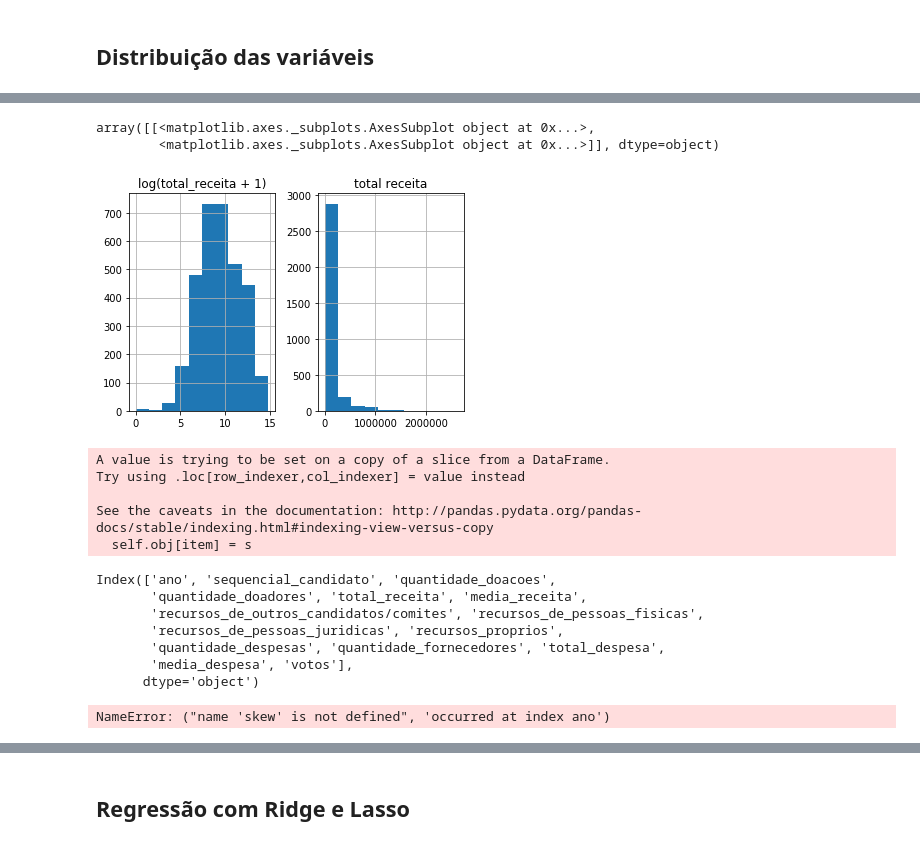
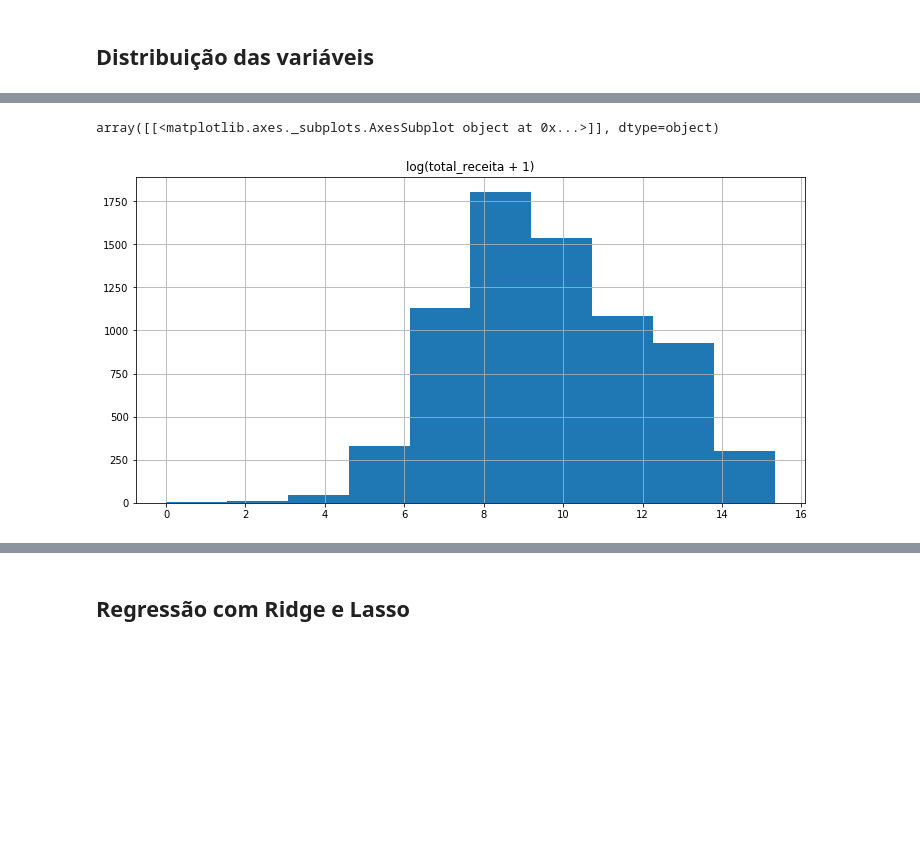
Before and after one commit to Lorenaps/aprendizagem-maquina, a Jupyter notebook: previsao_votacao_deputados/previsao_votacao_deputados.ipynb, the cells around one changed output, grey strips where cells are left out. Saved outputs shown, nothing was run; the diff lists cells and outputs as text; code cells hidden in the pictures; blank space fills up the shorter version.

```diff
--- a/previsao_votacao_deputados/previsao_votacao_deputados.ipynb
+++ b/previsao_votacao_deputados/previsao_votacao_deputados.ipynb
@@ -70,0 +97,5 @@ array([[<matplotlib.axes._subplots.AxesSubplot object at 0x...>,
+# %%
+matplotlib.rcParams['figure.figsize'] = (12.0, 6.0)
+var = pd.DataFrame({"Total de Receita":eleicoes['total_receita']})
+
+var.hist()
@@ -71,49 +105,8 @@ array([[<matplotlib.axes._subplots.AxesSubplot object at 0x...>,
 # %%
-receita = pd.DataFrame({"total receita":eleicao_2006['total_receita'],
-                        "log(total_receita + 1)":np.log1p(eleicao_2006['total_receita'])})
+matplotlib.rcParams['figure.figsize'] = (12.0, 6.0)
+var = pd.DataFrame({"log(total_receita + 1)":np.log1p(eleicoes['total_receita'])})
 
-receita.hist()
+var.hist()
 # %% [output]
-array([[<matplotlib.axes._subplots.AxesSubplot object at 0x...>,
-        <matplotlib.axes._subplots.AxesSubplot object at 0x...>]], dtype=object)
+array([[<matplotlib.axes._subplots.AxesSubplot object at 0x...>]], dtype=object)
-[figure, old version]
+[figure, new version]
-# %%
-# #log transform the target:
-# train["SalePrice"] = np.log1p(train["SalePrice"])
-
-# #log transform skewed numeric features:
-# numeric_feats = all_data.dtypes[all_data.dtypes != "object"].index
-
-# skewed_feats = train[numeric_feats].apply(lambda x: skew(x.dropna())) #compute skewness
-# skewed_feats = skewed_feats[skewed_feats > 0.75]
-# skewed_feats = skewed_feats.index
-
-train = eleicao_2006
-teste = eleicao_2010
-
-train.loc['votos'] = np.log1p(train['votos'])
-
-numeric_features = train.dtypes[train.dtypes != "object"].index
-
-print(numeric_features)
-
-skewed_features = train[numeric_features].apply(lambda x: skew(x.dropna()))
-skewed_features
-skewed_features = skewed_features[skewed_features > 0.75]
-skewed_features = skewed_features.index
-
-train[skewed_features] = np.log1p(train[skewed_features])
-# %% [output]
-A value is trying to be set on a copy of a slice from a DataFrame.
-Try using .loc[row_indexer,col_indexer] = value instead
-
-See the caveats in the documentation: http://pandas.pydata.org/pandas-docs/stable/indexing.html#indexing-view-versus-copy
-  self.obj[item] = s
-Index(['ano', 'sequencial_candidato', 'quantidade_doacoes',
-       'quantidade_doadores', 'total_receita', 'media_receita',
-       'recursos_de_outros_candidatos/comites', 'recursos_de_pessoas_fisicas',
-       'recursos_de_pessoas_juridicas', 'recursos_proprios',
-       'quantidade_despesas', 'quantidade_fornecedores', 'total_despesa',
-       'media_despesa', 'votos'],
-      dtype='object')
-NameError: ("name 'skew' is not defined", 'occurred at index ano')
```
Also changed, not shown: parts of 42 cells of this notebook.
